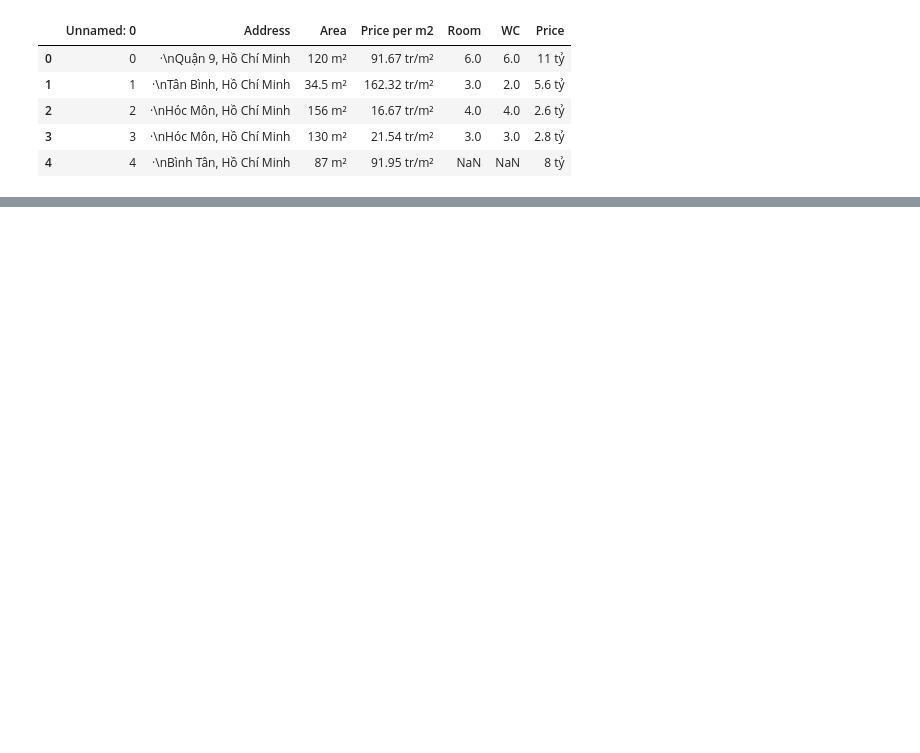
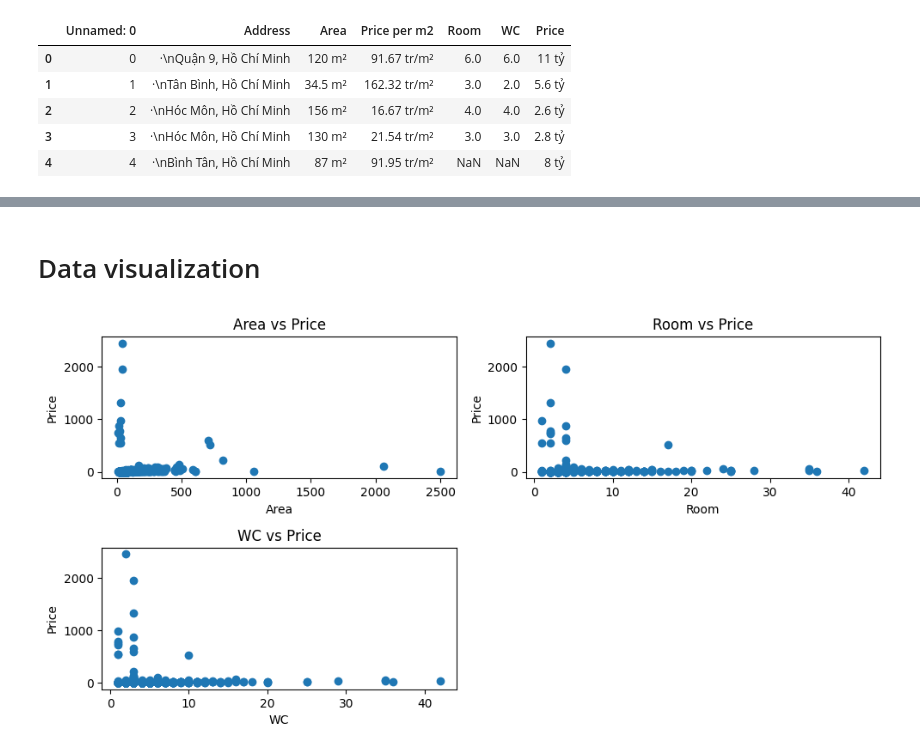
Before and after one commit to HoaNguyen0305/Project_KHDL, a Jupyter notebook: preprocess.ipynb, the cells around one changed output, grey strips where cells are left out. Cells and saved outputs as stored; diff of their text form; code cells hidden in the pictures; blank space fills up the shorter version.

```diff
--- a/preprocess.ipynb
+++ b/preprocess.ipynb
@@ -139,2 +153,22 @@ df1.head()
 # %%
 df1.to_excel('after_preprocessing.xlsx')
+# %% [markdown]
+# Data visualization
+# %%
+def scatter(x,fig):
+    plt.subplot(5,2,fig)
+    plt.scatter(df1[x],df1['Price'])
+    plt.title(x+' vs Price')
+    plt.ylabel('Price')
+    plt.xlabel(x)
+
+
+plt.figure(figsize=(10,12))
+
+scatter('Area', 1)
+scatter('Room', 2)
+scatter('WC', 3)
+
+plt.tight_layout()
+# %% [output]
+[figure, added]
```
Also changed, not shown: parts of 15 cells of this notebook.
